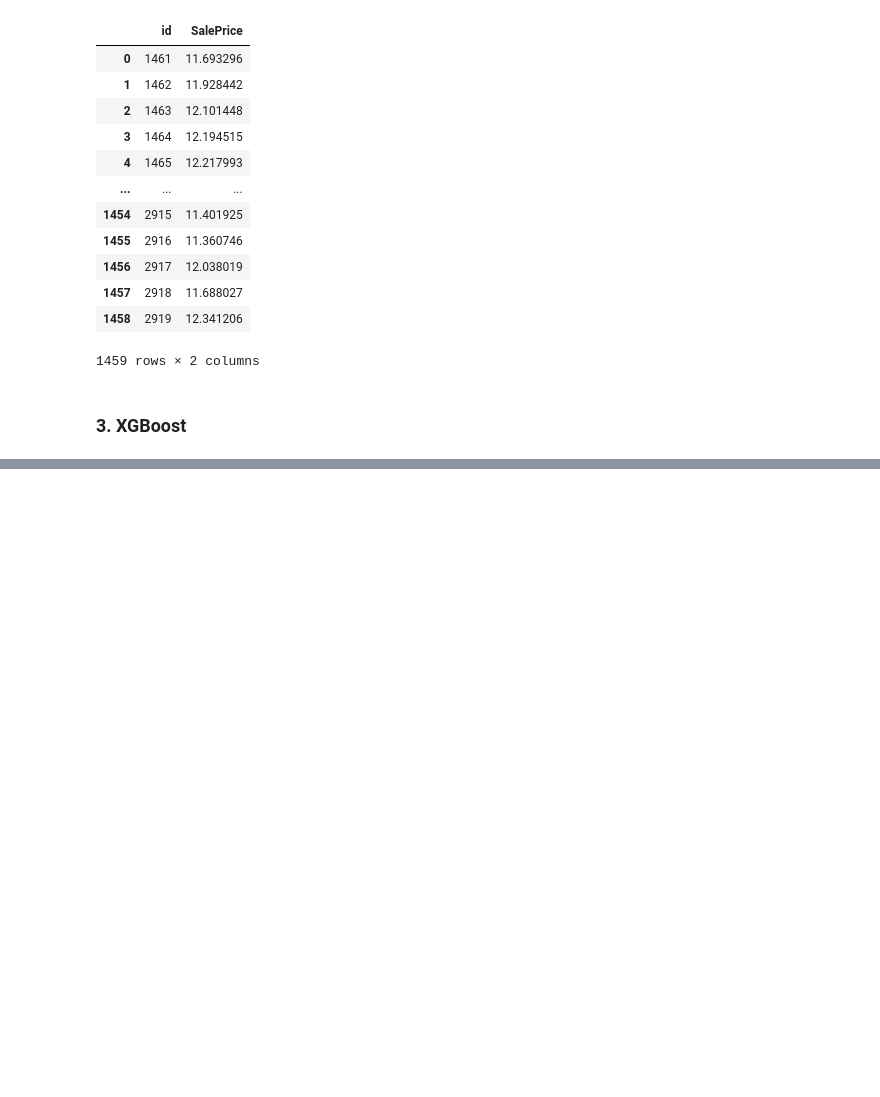
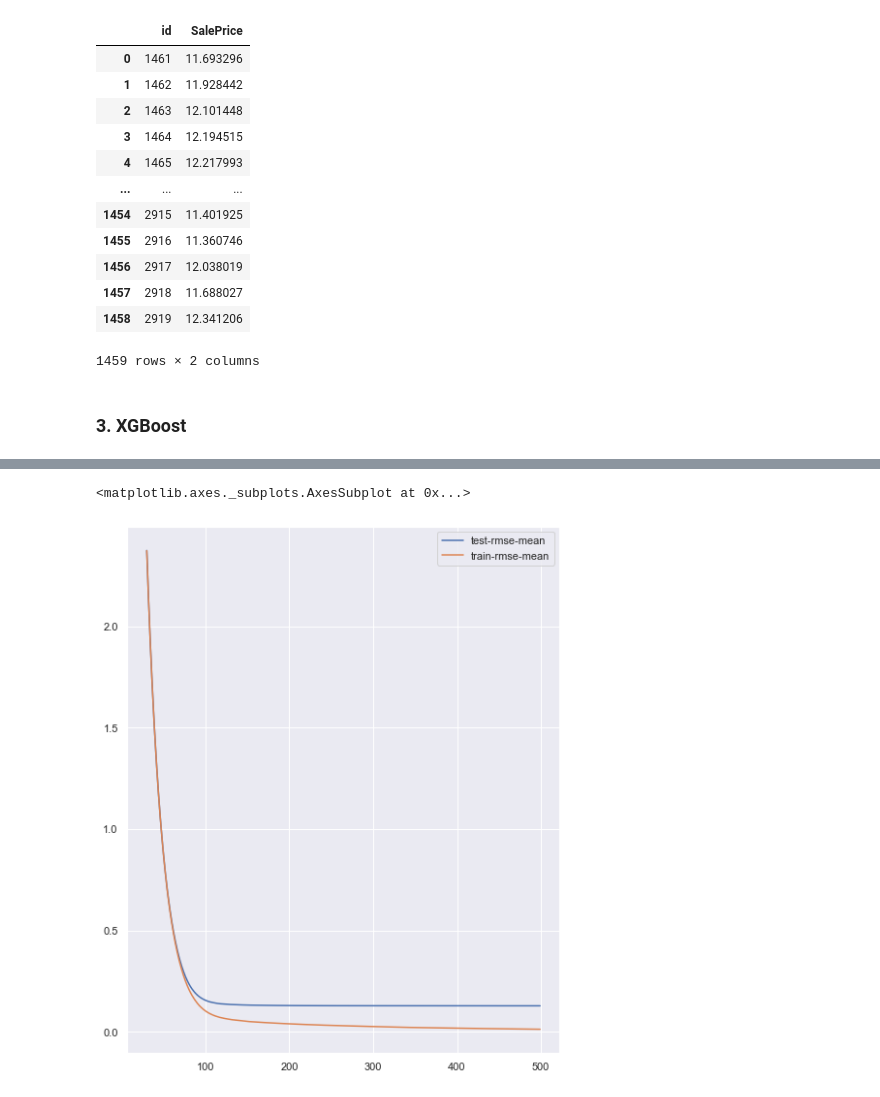
Before and after one commit to Qiaolan/Kaggle_Projects, a Jupyter notebook: house_price .ipynb, the cells around one changed output, grey strips where cells are left out. Saved outputs shown, nothing was run; the diff lists cells and outputs as text; code cells hidden in the pictures; blank space fills up the shorter version.

```diff
--- a/house_price .ipynb
+++ b/house_price .ipynb
@@ -310,0 +310,10 @@ ModuleNotFoundError: No module named 'xgboost'
+# %%
+xgb_train = xgb.DMatrix(X_train, label = y)
+# %%
+params = {"max_depth":6, "eta":0.05}
+cv_model = xgb.cv(params, xgb_train,  num_boost_round=500, early_stopping_rounds=100)
+# %%
+cv_model.loc[30:,["test-rmse-mean", "train-rmse-mean"]].plot()
+# %% [output]
+<matplotlib.axes._subplots.AxesSubplot at 0x...>
+[figure, added]
```
Also changed, not shown: parts of 10 cells of this notebook, 2 other files.
